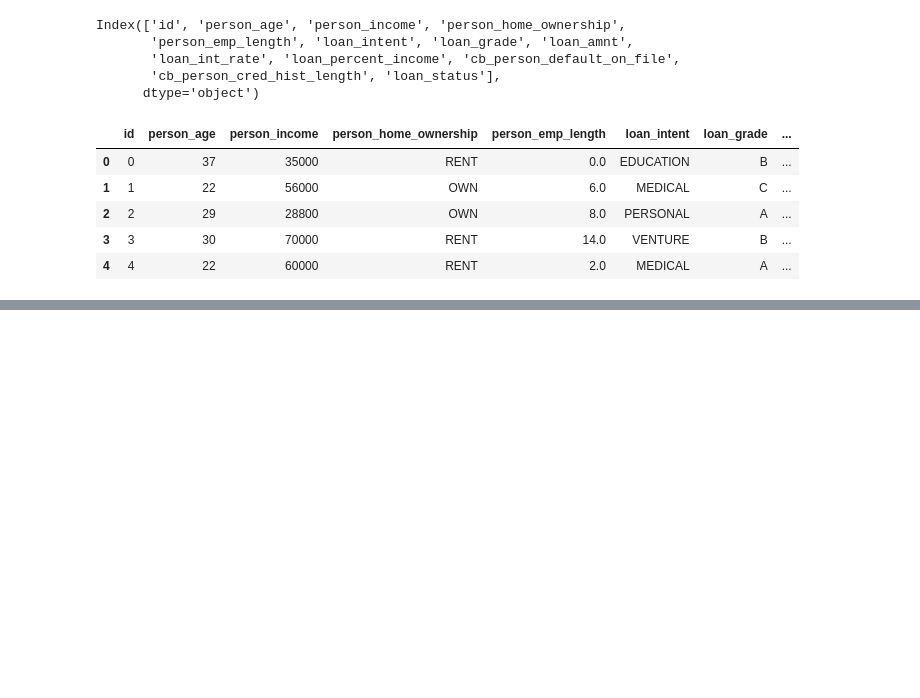
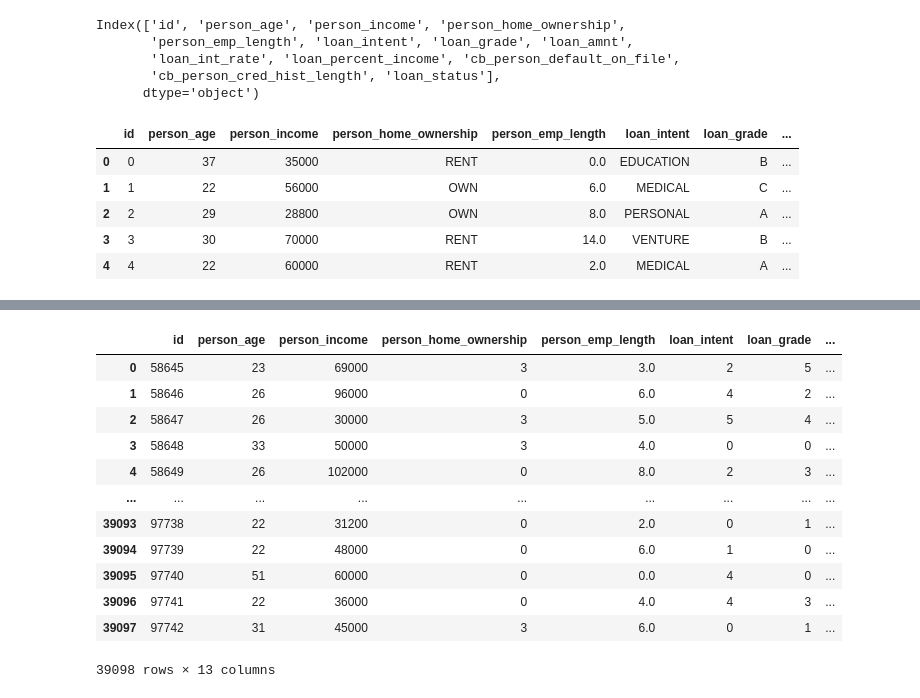
Before and after one commit to vivekrambha/Loan_approval, a Jupyter notebook: playground-series-s4e10/train-checkpoint.ipynb, the cells around one changed output, grey strips where cells are left out. Drawn from its saved outputs; the diff is of its cells as text; code cells hidden in the pictures; blank space fills up the shorter version.

```diff
--- a/playground-series-s4e10/train-checkpoint.ipynb
+++ b/playground-series-s4e10/train-checkpoint.ipynb
@@ -23,0 +123,16 @@ data_test.head()
+# %%
+from sklearn import preprocessing
+
+# Initialize the LabelEncoder
+lb = preprocessing.LabelEncoder()
+
+# List of columns to encode
+columns_to_encode = ['person_home_ownership', 'loan_intent', 'loan_grade', 'cb_person_default_on_file']
+
+# Apply LabelEncoder to each column
+for column in columns_to_encode:
+    data_train[column] = lb.fit_transform(data_train[column])
+
+
+for column in columns_to_encode:
+    data_test[column] = lb.fit_transform(data_test[column])
@@ -23,0 +155,2 @@ data_test.head()
+# %%
+X_train, y_train = data_train.to_numpy()[:, :-1], data_train.to_numpy()[:, -1]
@@ -23,0 +174,11 @@ data_test.head()
+# %%
+base_models = [
+    ('rf', RandomForestRegressor(n_estimators=75, random_state=42)),
+    ('lr', LinearRegression())
+]
+
+# Stacking Regressor with a meta-learner
+GB = StackingRegressor(estimators=base_models, final_estimator=LinearRegression(), cv=5)
+
+# Fit the model
+GB.fit(X_train, y_train)
@@ -23,0 +192,3 @@ data_test.head()
+# %%
+X_test = data_test.iloc[:, 1:].to_numpy()
+X_test
@@ -23,0 +205,17 @@ data_test.head()
+# %%
+data_test['loan_status'] = GB.predict(X_test)
+data_test
+# %% [output]
+|  | id | person_age | person_income | person_home_ownership | person_emp_length | loan_intent | loan_grade | ... |
+| 0 | 58645 | 23 | 69000 | 3 | 3.0 | 2 | 5 | ... |
+| 1 | 58646 | 26 | 96000 | 0 | 6.0 | 4 | 2 | ... |
+| 2 | 58647 | 26 | 30000 | 3 | 5.0 | 5 | 4 | ... |
+| 3 | 58648 | 33 | 50000 | 3 | 4.0 | 0 | 0 | ... |
+| 4 | 58649 | 26 | 102000 | 0 | 8.0 | 2 | 3 | ... |
+| ... | ... | ... | ... | ... | ... | ... | ... | ... |
+| 39093 | 97738 | 22 | 31200 | 0 | 2.0 | 0 | 1 | ... |
+| 39094 | 97739 | 22 | 48000 | 0 | 6.0 | 1 | 0 | ... |
+| 39095 | 97740 | 51 | 60000 | 0 | 0.0 | 4 | 0 | ... |
+| 39096 | 97741 | 22 | 36000 | 0 | 4.0 | 4 | 3 | ... |
+| 39097 | 97742 | 31 | 45000 | 3 | 6.0 | 0 | 1 | ... |
+39098 rows × 13 columns
```
Also changed, not shown: parts of 19 cells of this notebook, 2 other files.
